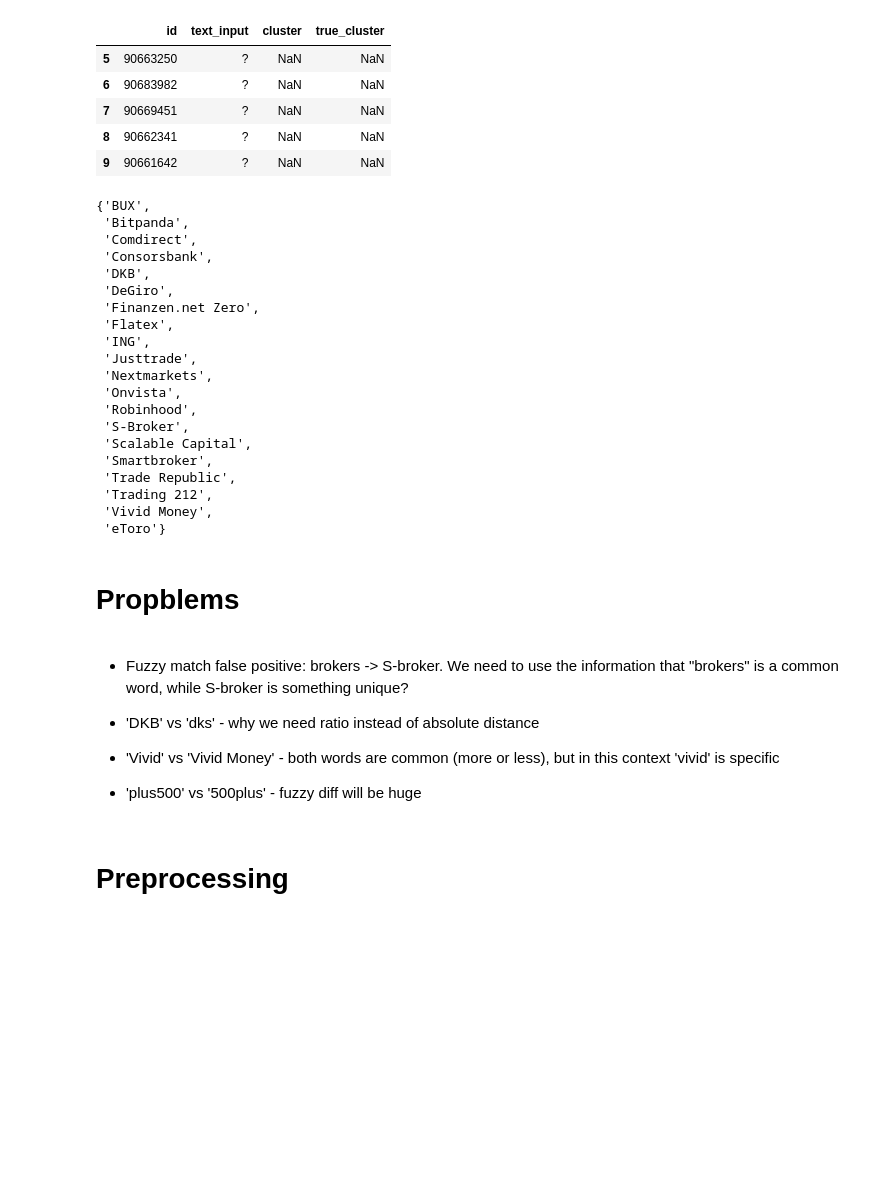
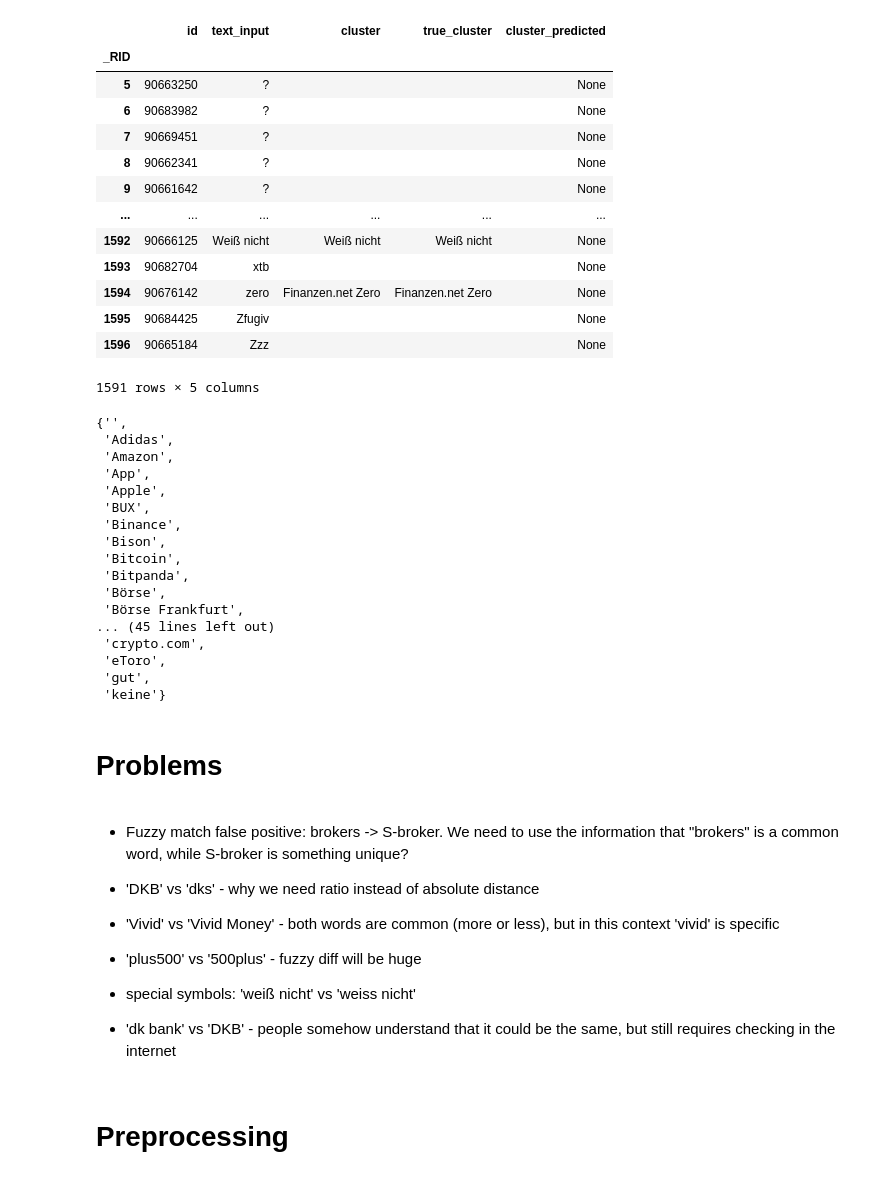
Before and after one commit to mihasK/human-text-input-clustering, a Jupyter notebook: main.ipynb, the cells around one changed output. Drawn from its saved outputs; the diff is of its cells as text; code cells hidden in the pictures; blank space fills up the shorter version.

```diff
--- a/main.ipynb
+++ b/main.ipynb
@@ -3,48 +4,57 @@ import pandas as pd
 from icecream import ic
 # %%
-df = pd.read_csv('data/data_57.csv', index_col=0)
+df = pd.read_csv('data/data_57_clustered.csv', index_col=0)
 df = df[~df.text_input.isnull()]
+df = df.fillna("")
 df['true_cluster'] = df.cluster.copy()
-df.head()
+df['cluster_predicted'] = None
+df
 # %% [output]
-|  | id | text_input | cluster | true_cluster |
-| 5 | 90663250 | ? | NaN | NaN |
-| 6 | 90683982 | ? | NaN | NaN |
-| 7 | 90669451 | ? | NaN | NaN |
-| 8 | 90662341 | ? | NaN | NaN |
-| 9 | 90661642 | ? | NaN | NaN |
+|  | id | text_input | cluster | true_cluster | cluster_predicted |
+| _RID |  |  |  |  |  |
+| 5 | 90663250 | ? |  |  | None |
+| 6 | 90683982 | ? |  |  | None |
+| 7 | 90669451 | ? |  |  | None |
+| 8 | 90662341 | ? |  |  | None |
+| 9 | 90661642 | ? |  |  | None |
+| ... | ... | ... | ... | ... | ... |
+| 1592 | 90666125 | Weiß nicht | Weiß nicht | Weiß nicht | None |
+| 1593 | 90682704 | xtb |  |  | None |
+| 1594 | 90676142 | zero | Finanzen.net Zero | Finanzen.net Zero | None |
+| 1595 | 90684425 | Zfugiv |  |  | None |
+| 1596 | 90665184 | Zzz |  |  | None |
+1591 rows × 5 columns
 # %%
 known_labels = {c for c in df.cluster.unique() if c is not np.nan}
 known_labels
 # %% [output]
-{'BUX',
+{'',
+ 'Adidas',
+ 'Amazon',
+ 'App',
+ 'Apple',
+ 'BUX',
+ 'Binance',
+ 'Bison',
+ 'Bitcoin',
  'Bitpanda',
- 'Comdirect',
- 'Consorsbank',
- 'DKB',
- 'DeGiro',
- 'Finanzen.net Zero',
- 'Flatex',
- 'ING',
- 'Justtrade',
- 'Nextmarkets',
- 'Onvista',
- 'Robinhood',
- 'S-Broker',
- 'Scalable Capital',
- 'Smartbroker',
- 'Trade Republic',
- 'Trading 212',
- 'Vivid Money',
- 'eToro'}
+ 'Börse',
+ 'Börse Frankfurt',
+... (45 lines left out)
+ 'crypto.com',
+ 'eToro',
+ 'gut',
+ 'keine'}
 # %% [markdown]
-# Propblems
+# Problems
 # %% [markdown]
 * Fuzzy match false positive: brokers -> S-broker. We need to use the information that "brokers" is a common word, while S-broker is something unique?
 
 * 'DKB' vs 'dks' - why we need ratio instead of absolute distance
 * 'Vivid' vs 'Vivid Money' - both words are common (more or less), but in this context 'vivid' is specific
 * 'plus500' vs '500plus' - fuzzy diff will be huge
+* special symbols: 'weiß nicht' vs 'weiss nicht'
+* 'dk bank' vs 'DKB' - people somehow understand that it could be the same, but still requires checking in the internet
 # %% [markdown]
 # Preprocessing
 # %%
```
Also changed, not shown: parts of 27 cells of this notebook, 3 other files.
